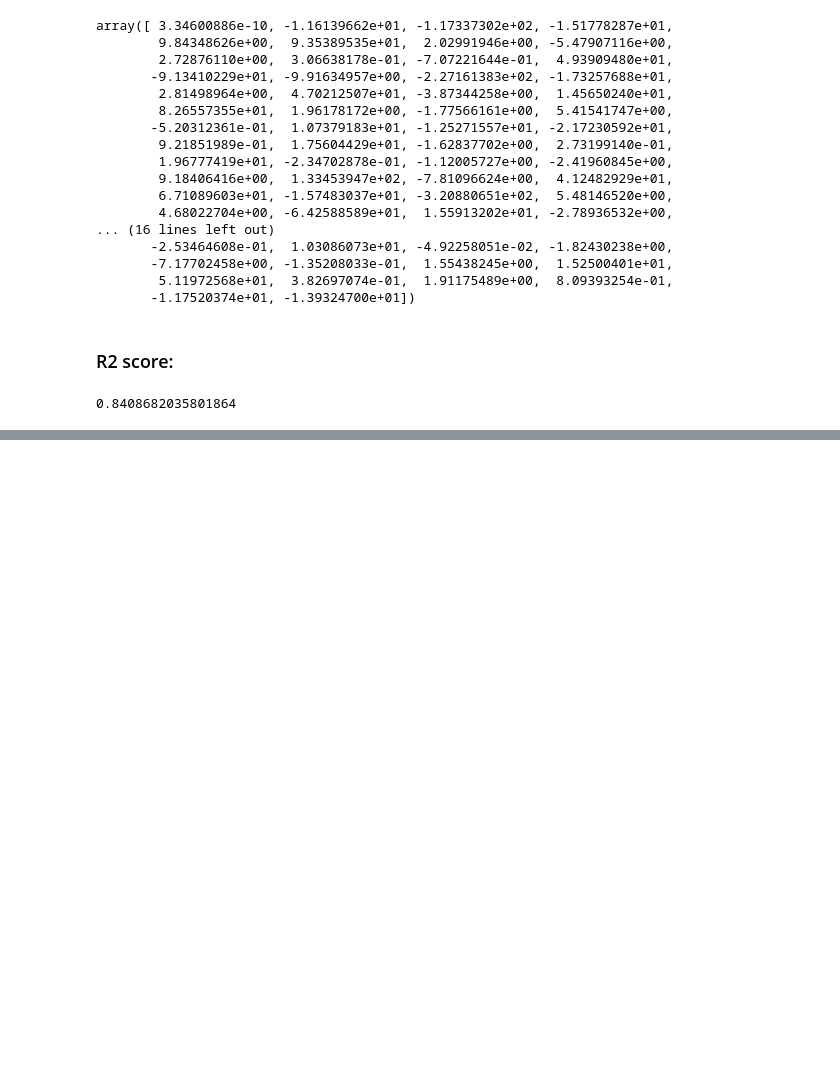
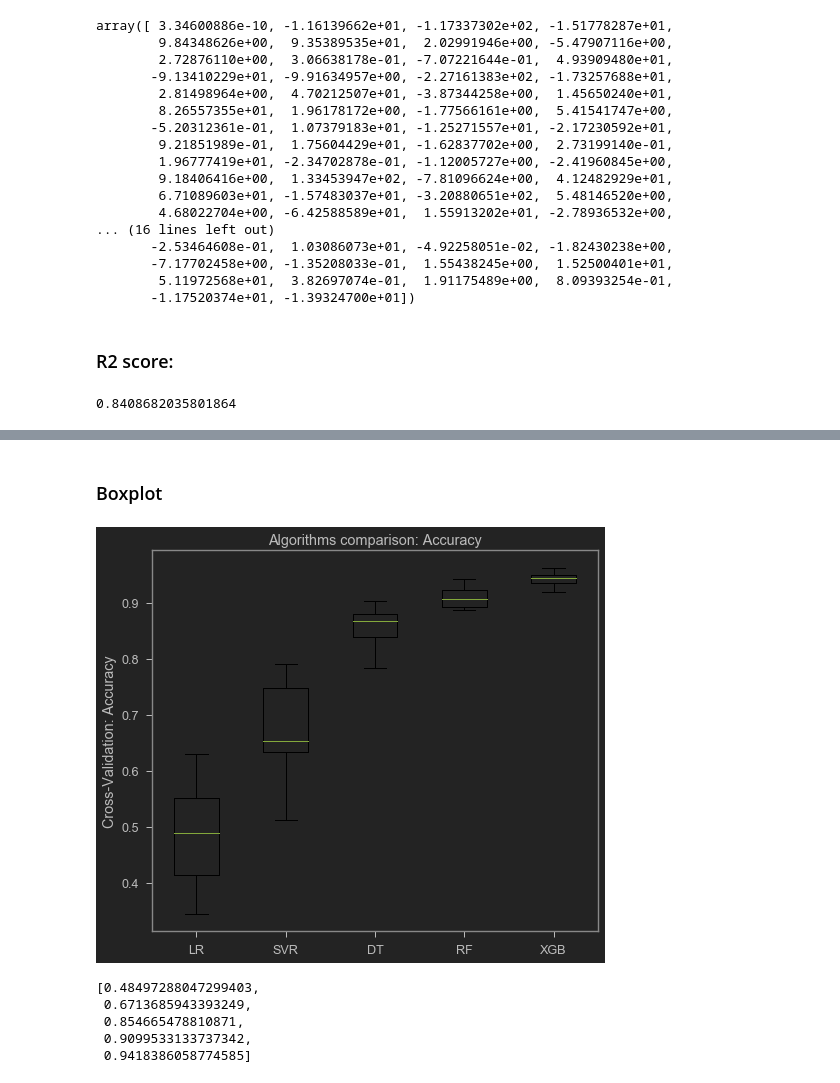
Before and after one commit to piotr-druzdzel/Regression-NASA-Airfoil-Noise, a Jupyter notebook: NASA_Airfoil_Noise.ipynb, the cells around one changed output, grey strips where cells are left out. Cells and saved outputs as stored; diff of their text form; code cells hidden in the pictures; blank space fills up the shorter version.

```diff
--- a/NASA_Airfoil_Noise.ipynb
+++ b/NASA_Airfoil_Noise.ipynb
@@ -303,0 +361,44 @@ r2_score(y_test, predictions_poly)
+# %%
+from sklearn.svm import SVR
+from sklearn.tree import DecisionTreeRegressor
+from sklearn.ensemble import RandomForestRegressor
+from xgboost import XGBRegressor
+from sklearn import model_selection
+
+accuriacies = []
+names = []
+
+models = [('LR', LinearRegression()),
+          ('SVR', SVR(kernel='rbf', gamma='auto')),
+          ('DT', DecisionTreeRegressor()),
+          ('RF', RandomForestRegressor(n_estimators=10)),
+          ('XGB', XGBRegressor())]
+
+for name, model in models:
+
+    model.fit(X_train, y_train)
+    kfold = model_selection.KFold(n_splits=10, shuffle=True, random_state=42)
+    accuracy_results = model_selection.cross_val_score(model, X_train, y_train, cv=kfold)
+
+    accuriacies.append(accuracy_results)
+    names.append(name)
+# %% [markdown]
+### Boxplot
+# %%
+fig, ax = plt.subplots()
+ax.set_title('Algorithms comparison: Accuracy')
+ax.set_xticklabels(names)
+ax.set_ylabel('Cross-Validation: Accuracy')
+ax.boxplot(accuriacies)
+plt.show()
+# %% [output]
+[figure, added]
+# %%
+mean_accuracies = [result.mean() for result in accuriacies]
+mean_accuracies
+# %% [output]
+[0.48497288047299403,
+ 0.6713685943393249,
+ 0.854665478810871,
+ 0.9099533133737342,
+ 0.9418386058774585]
```
Also changed, not shown: parts of 22 cells of this notebook.
